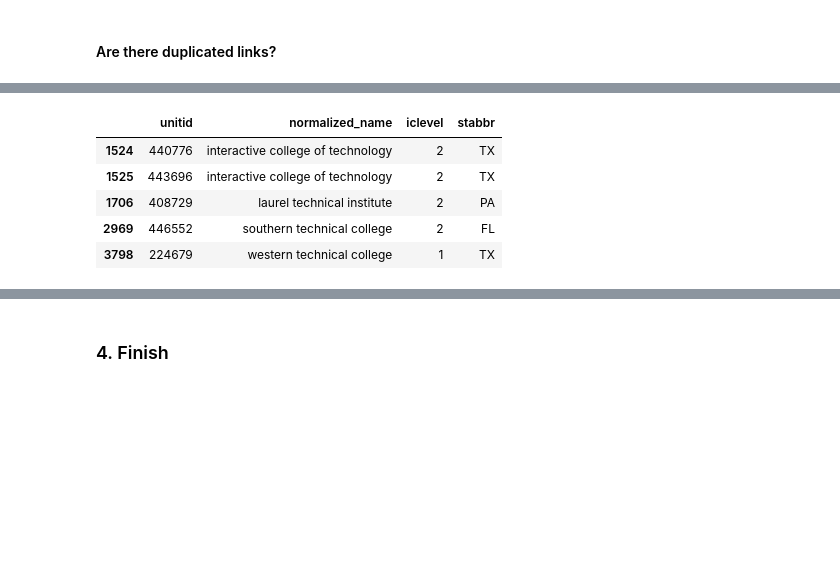
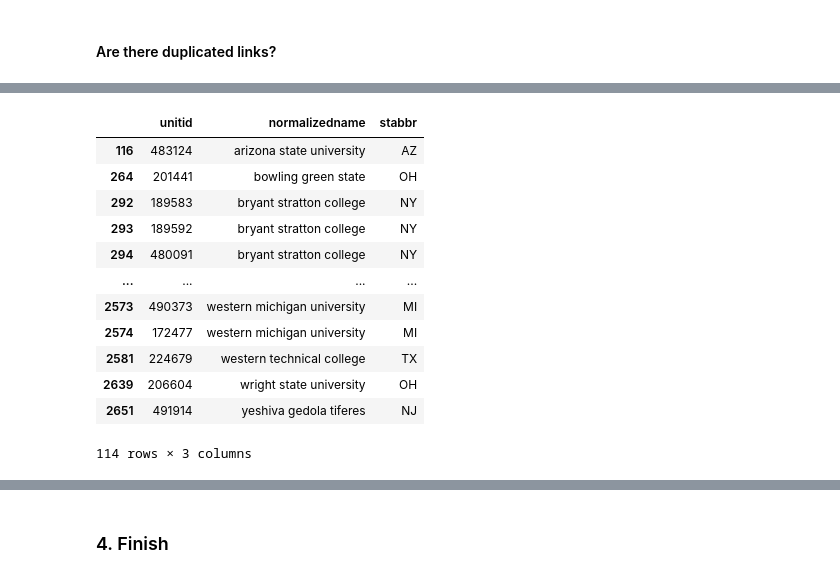
Before and after one commit to f-hafner/mag_sample, a Jupyter notebook: src/dataprep/main/misc/link_institutions.ipynb, the cells around one changed output, grey strips where cells are left out. Saved outputs shown, nothing was run; the diff lists cells and outputs as text; code cells hidden in the pictures; blank space fills up the shorter version.

```diff
--- a/src/dataprep/main/misc/link_institutions.ipynb
+++ b/src/dataprep/main/misc/link_institutions.ipynb
@@ -8,12 +8,11 @@ import os
 import pandas as pd
 import numpy as np
 
-#os.chdir("./../../")
+
+os.chdir("./../../")
 print(os.getcwd())
-os.chdir("/home/mona/mag_sample/")
+#os.chdir("/home/mona/mag_sample/")  #it only works using this for me
 
 from src.dataprep.helpers.functions import *
 from src.dataprep.helpers.variables import *
-
-con=sqlite.connect(db_file)
 # %% [output]
@@ -79 +80,24 @@ stabbr             3853
 dtype: int64
+# %%
+# adjustments of name only matches very few universities -> manual adjustment necessary!
+cng_institutions.loc[cng_institutions['normalizedname'] == 'university of michigan ann arbor', 'normalizedname'] = 'university of michigan'
+cng_institutions.loc[cng_institutions['normalizedname'] == 'university of washington seattle campus', 'normalizedname'] = 'university of washington'
+cng_institutions.loc[cng_institutions['normalizedname'] == 'university of minnesota twin cities', 'normalizedname'] = 'university of minnesota'
+cng_institutions.loc[cng_institutions['normalizedname'] == 'university of illinois urbana champaign', 'normalizedname'] = 'university of illinois at urbana champaign'
+cng_institutions.loc[cng_institutions['normalizedname'] == 'columbia university in the city of new york', 'normalizedname'] = 'columbia university'
+cng_institutions.loc[cng_institutions['normalizedname'] == 'university of pittsburgh pittsburgh campus', 'normalizedname'] = 'university of pittsburgh'
+cng_institutions.loc[cng_institutions['normalizedname'] == 'ohio state university main campus', 'normalizedname'] = 'ohio state university'
+cng_institutions.loc[cng_institutions['normalizedname'] == 'the university of texas at austin', 'normalizedname'] = 'university of texas at austin'
+cng_institutions.loc[cng_institutions['normalizedname'] == 'the pennsylvania state university', 'normalizedname'] = 'pennsylvania state university'
+cng_institutions.loc[cng_institutions['normalizedname'] == 'mayo clinic college of medicine and science', 'normalizedname'] = 'mayo clinic'
+cng_institutions.loc[cng_institutions['normalizedname'] == 'rutgers university new brunswick', 'normalizedname'] = 'rutgers university'
+cng_institutions.loc[cng_institutions['normalizedname'] == 'texas a m university college station', 'normalizedname'] = 'texas a m university'
+cng_institutions.loc[cng_institutions['normalizedname'] == 'purdue university main campus', 'normalizedname'] = 'purdue university'
+cng_institutions.loc[cng_institutions['normalizedname'] == 'indiana university bloomington', 'normalizedname'] = 'indiana university'
+cng_institutions.loc[cng_institutions['normalizedname'] == 'university of virginia main campus', 'normalizedname'] = 'university of virginia'
+# %%
+# adjust names to get more matches with mag data
+list={' of ', ' at '}
+cng_institutions['normalizedname']=cng_institutions['normalizedname'].replace(list,' ', regex=True)
+cng_institutions['normalizedname']=cng_institutions['normalizedname'].replace('the ','', regex=True)
+cng_institutions["normalizedname"] = cng_institutions["normalizedname"].str.split().str[:3].str.join(sep=" ")
@@ -171,15 +402,22 @@ both          2146
 dtype: int64
 # %%
 # inspect duplicated names within state in cng:
-cng_institutions.loc[cng_institutions.duplicated(subset = ["stabbr", "normalized_name"])]
+cng_institutions.loc[cng_institutions.duplicated(subset = ["stabbr", "normalizedname"])]
 # so 5 institutions have duplicates within state-name; only one of them has iclevel = 1.
 # %% [output]
-|  | unitid | normalized_name | iclevel | stabbr |
-| 1524 | 440776 | interactive college of technology | 2 | TX |
-| 1525 | 443696 | interactive college of technology | 2 | TX |
-| 1706 | 408729 | laurel technical institute | 2 | PA |
-| 2969 | 446552 | southern technical college | 2 | FL |
-| 3798 | 224679 | western technical college | 1 | TX |
+|  | unitid | normalizedname | stabbr |
+| 116 | 483124 | arizona state university | AZ |
+| 264 | 201441 | bowling green state | OH |
+| 292 | 189583 | bryant stratton college | NY |
+| 293 | 189592 | bryant stratton college | NY |
+| 294 | 480091 | bryant stratton college | NY |
+| ... | ... | ... | ... |
+| 2573 | 490373 | western michigan university | MI |
+| 2574 | 172477 | western michigan university | MI |
+| 2581 | 224679 | western technical college | TX |
+| 2639 | 206604 | wright state university | OH |
+| 2651 | 491914 | yeshiva gedola tiferes | NJ |
+114 rows × 3 columns
 # %%
 mag_inst.loc[mag_inst.origin == "left_only"].sort_values(by = "PublicationCount", ascending = False).head(10)
     # here, we should certainly find univ of michigan, univ of minnesota etc in `institutions`
```
Also changed, not shown: parts of 24 cells of this notebook, 1 other file.
